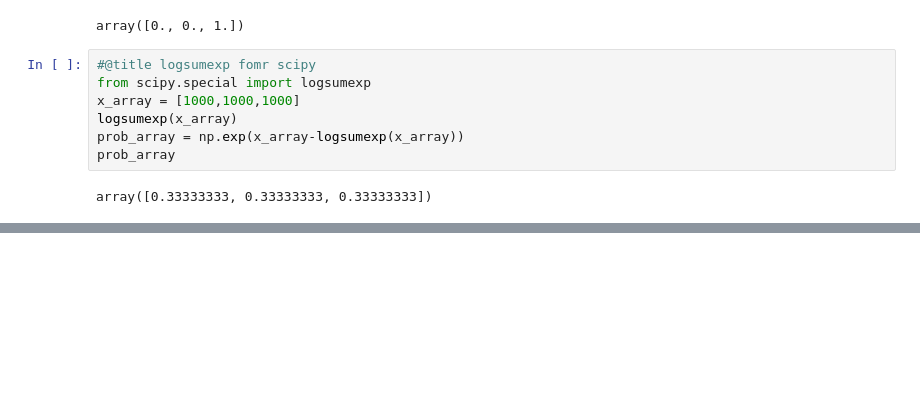
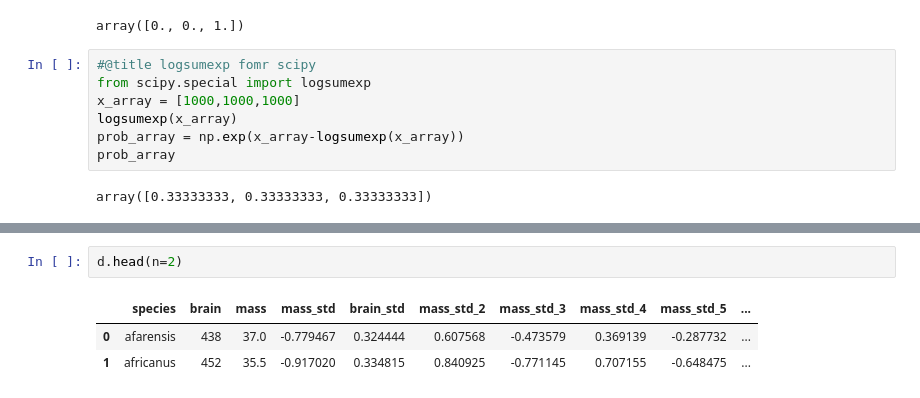
Before and after one commit to sushmit86/Statiistical_rethinking_jax, a Jupyter notebook: sushmit_07__Ulysses_Compass.ipynb, the cells around one changed output, grey strips where cells are left out. Saved outputs shown, nothing was run; the diff lists cells and outputs as text; blank space fills up the shorter version.

```diff
--- a/sushmit_07__Ulysses_Compass.ipynb
+++ b/sushmit_07__Ulysses_Compass.ipynb
@@ -657,0 +675,6 @@ array([0.33333333, 0.33333333, 0.33333333])
+# %%
+d.head(n=2)
+# %% [output]
+|  | species | brain | mass | mass_std | brain_std | mass_std_2 | mass_std_3 | mass_std_4 | mass_std_5 | ... |
+| 0 | afarensis | 438 | 37.0 | -0.779467 | 0.324444 | 0.607568 | -0.473579 | 0.369139 | -0.287732 | ... |
+| 1 | africanus | 452 | 35.5 | -0.917020 | 0.334815 | 0.840925 | -0.771145 | 0.707155 | -0.648475 | ... |
```
Also changed, not shown: parts of 10 cells of this notebook.
